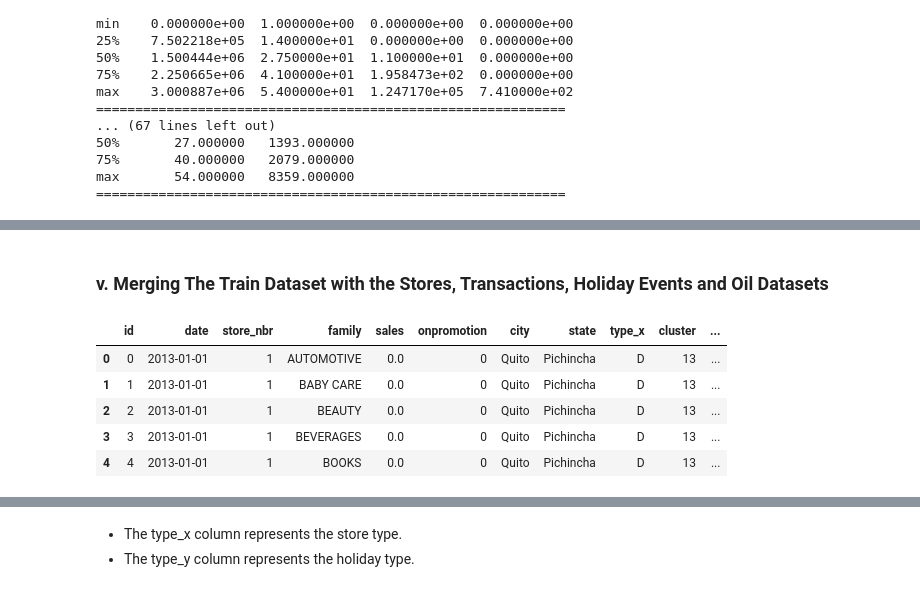
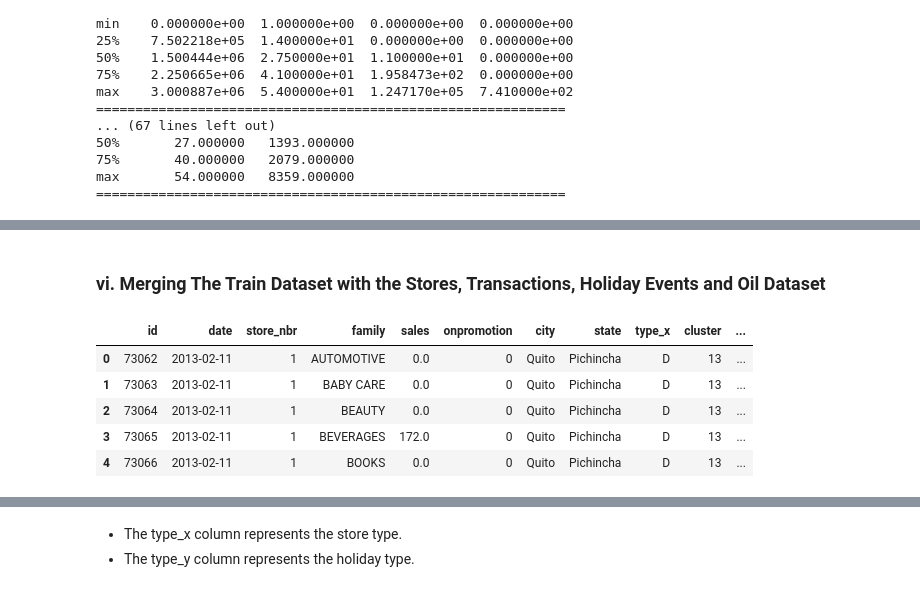
Before and after one commit to rasmodev/Time-Series-Forecasting---ML-Regression-Project, a Jupyter notebook: Regression_Time_Series.ipynb, the cells around one changed output, grey strips where cells are left out. Saved outputs shown, nothing was run; the diff lists cells and outputs as text; code cells hidden in the pictures.

```diff
--- a/Regression_Time_Series.ipynb
+++ b/Regression_Time_Series.ipynb
@@ -389,0 +432,12 @@ max       54.000000   8359.000000
+# %%
+# Create an instance of SimpleImputer with the chosen imputation strategy as median
+imputer = SimpleImputer(strategy='median')
+
+# Fit the imputer on the 'dcoilwtico' column
+imputer.fit(oil_df[['dcoilwtico']])
+
+# Impute missing values in the 'dcoilwtico' column
+imputed_values = imputer.transform(oil_df[['dcoilwtico']])
+
+# Replace the 'dcoilwtico' column with the imputed values
+oil_df['dcoilwtico'] = imputed_values
@@ -389,0 +472,15 @@ max       54.000000   8359.000000
+# %%
+# Complete the missing dates in the train dataset
+# Create an index of the missing dates as a DatetimeIndex object
+missing_dates = pd.Index(['2013-12-25', '2014-12-25', '2015-12-25', '2016-12-25'], dtype='datetime64[ns]')
+
+# Create a DataFrame with the missing dates, using the 'date' column
+missing_data = pd.DataFrame({'date': missing_dates})
+
+# Concatenate the original train dataset and the missing data DataFrame
+# ignore_index=True ensures a new index is assigned to the resulting DataFrame
+train_df = pd.concat([train_df, missing_data], ignore_index=True)
+
+# Sort the DataFrame based on the 'date' column in ascending order
+train_df.sort_values('date', inplace=True)
+train_df.head()
@@ -390,25 +494,25 @@ max       54.000000   8359.000000
 # %% [markdown]
-### v. Merging The Train Dataset with the Stores, Transactions, Holiday Events and Oil Datasets
+### vi. Merging The Train Dataset with the Stores, Transactions, Holiday Events and Oil Dataset
 # %%
-# Merging the common columns ('store_nbr' and 'date') in the datasets using the merge() function
+# Merging the common columns ('store_nbr' and 'date') in the datasets using the inner merge() function
 # Merge train_df with stores_df based on 'store_nbr' column
-merged_df1 = train_df.merge(stores_df, on='store_nbr', how='left')
+merged_df1 = train_df.merge(stores_df, on='store_nbr', how='inner')
 
 # Merge merged_df1 with transactions_df based on 'date' and 'store_nbr' columns
-merged_df2 = merged_df1.merge(transactions_df, on=['date', 'store_nbr'], how='left')
+merged_df2 = merged_df1.merge(transactions_df, on=['date', 'store_nbr'], how='inner')
 
 # Merge merged_df2 with holidays_events_df based on 'date' column
-merged_df3 = merged_df2.merge(holidays_events_df, on='date', how='left')
+merged_df3 = merged_df2.merge(holidays_events_df, on='date', how='inner')
 
 # Merge merged_df3 with oil_df based on 'date' column
-merged_df = merged_df3.merge(oil_df, on='date', how='left')
+merged_df = merged_df3.merge(oil_df, on='date', how='inner')
 
 # View the first five rows of the merged dataset
 merged_df.head()
 # %% [output]
 |  | id | date | store_nbr | family | sales | onpromotion | city | state | type_x | cluster | ... |
-| 0 | 0 | 2013-01-01 | 1 | AUTOMOTIVE | 0.0 | 0 | Quito | Pichincha | D | 13 | ... |
-| 1 | 1 | 2013-01-01 | 1 | BABY CARE | 0.0 | 0 | Quito | Pichincha | D | 13 | ... |
-| 2 | 2 | 2013-01-01 | 1 | BEAUTY | 0.0 | 0 | Quito | Pichincha | D | 13 | ... |
-| 3 | 3 | 2013-01-01 | 1 | BEVERAGES | 0.0 | 0 | Quito | Pichincha | D | 13 | ... |
-| 4 | 4 | 2013-01-01 | 1 | BOOKS | 0.0 | 0 | Quito | Pichincha | D | 13 | ... |
+| 0 | 73062 | 2013-02-11 | 1 | AUTOMOTIVE | 0.0 | 0 | Quito | Pichincha | D | 13 | ... |
+| 1 | 73063 | 2013-02-11 | 1 | BABY CARE | 0.0 | 0 | Quito | Pichincha | D | 13 | ... |
+| 2 | 73064 | 2013-02-11 | 1 | BEAUTY | 0.0 | 0 | Quito | Pichincha | D | 13 | ... |
+| 3 | 73065 | 2013-02-11 | 1 | BEVERAGES | 172.0 | 0 | Quito | Pichincha | D | 13 | ... |
+| 4 | 73066 | 2013-02-11 | 1 | BOOKS | 0.0 | 0 | Quito | Pichincha | D | 13 | ... |
```
Also changed, not shown: parts of 80 cells of this notebook.
